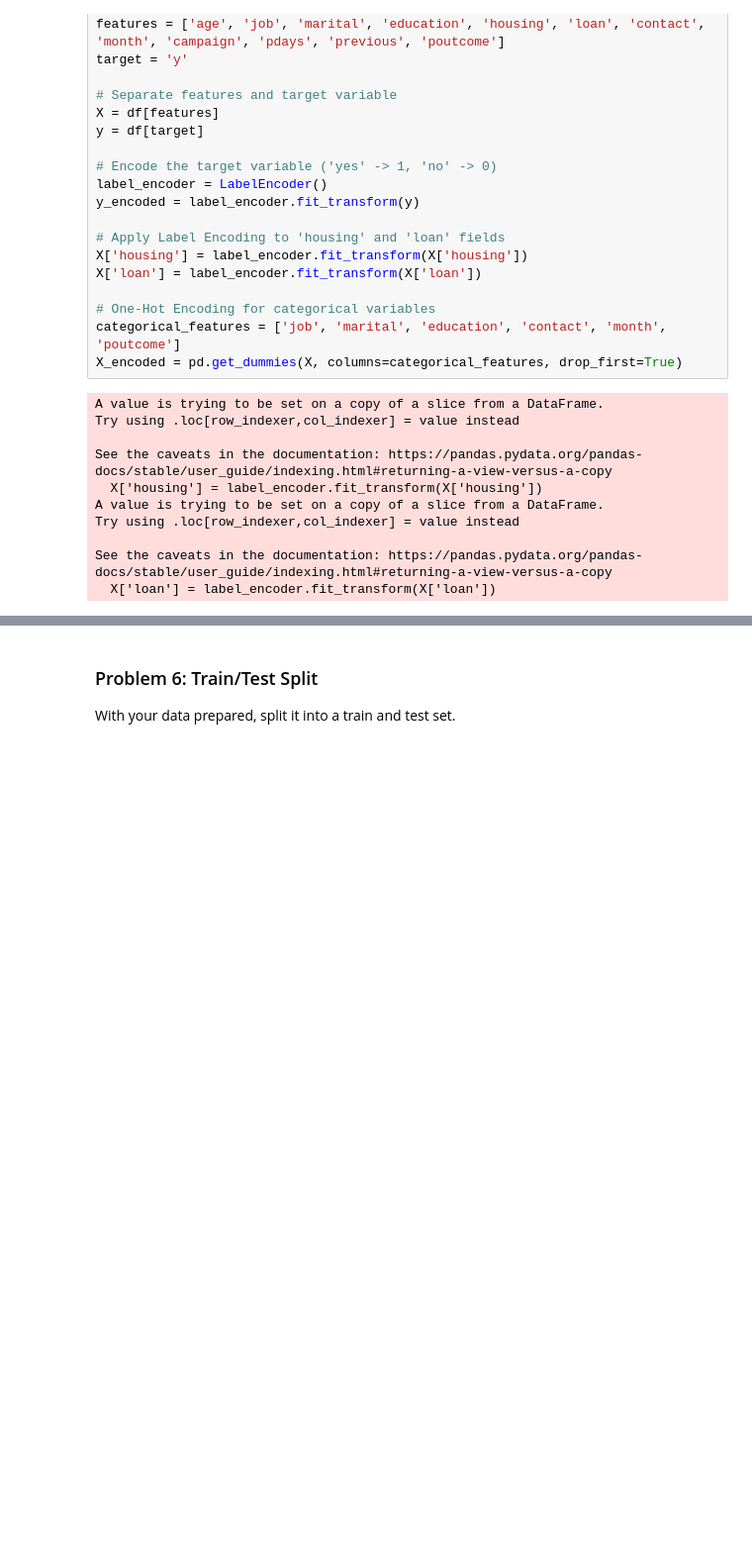
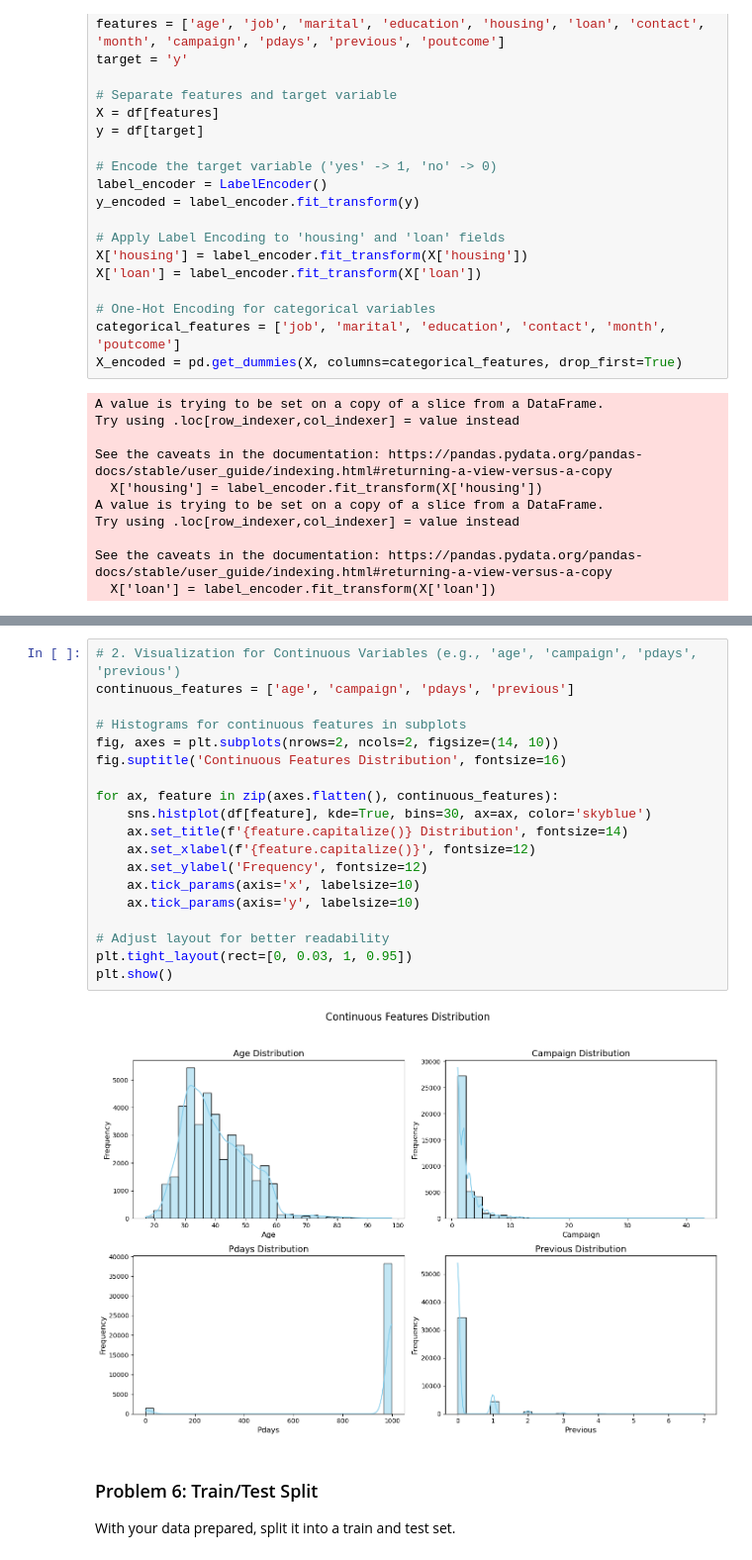
Before and after one commit to adelfeyz/BankCampaigns, a Jupyter notebook: prompt_III.ipynb, the cells around one changed output, grey strips where cells are left out. Shown: that part at 99% size. Drawn from its saved outputs; the diff is of its cells as text; blank space fills up the shorter version.

```diff
--- a/prompt_III.ipynb
+++ b/prompt_III.ipynb
@@ -313,3 +364,24 @@ See the caveats in the documentation: https://pandas.pydata.org/pandas-docs/stab
+# %%
+# 2. Visualization for Continuous Variables (e.g., 'age', 'campaign', 'pdays', 'previous')
+continuous_features = ['age', 'campaign', 'pdays', 'previous']
+
+# Histograms for continuous features in subplots
+fig, axes = plt.subplots(nrows=2, ncols=2, figsize=(14, 10))
+fig.suptitle('Continuous Features Distribution', fontsize=16)
+
+for ax, feature in zip(axes.flatten(), continuous_features):
+    sns.histplot(df[feature], kde=True, bins=30, ax=ax, color='skyblue')
+    ax.set_title(f'{feature.capitalize()} Distribution', fontsize=14)
+    ax.set_xlabel(f'{feature.capitalize()}', fontsize=12)
+    ax.set_ylabel('Frequency', fontsize=12)
+    ax.tick_params(axis='x', labelsize=10)
+    ax.tick_params(axis='y', labelsize=10)
+
+# Adjust layout for better readability
+plt.tight_layout(rect=[0, 0.03, 1, 0.95])
+plt.show()
+# %% [output]
+[figure, added]
 # %% [markdown]
 ### Problem 6: Train/Test Split
 
```
Also changed, not shown: parts of 10 cells of this notebook, 1 other file.
